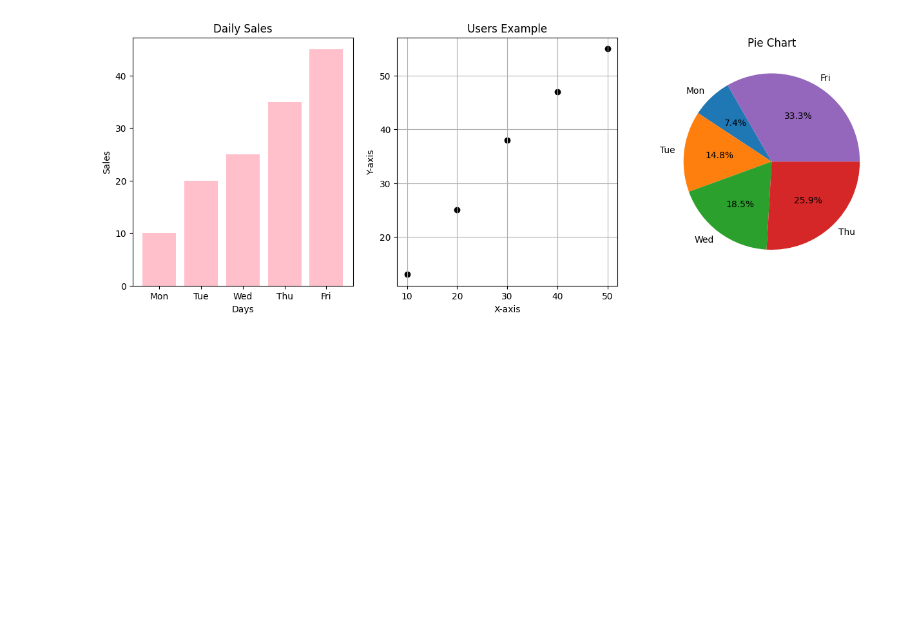
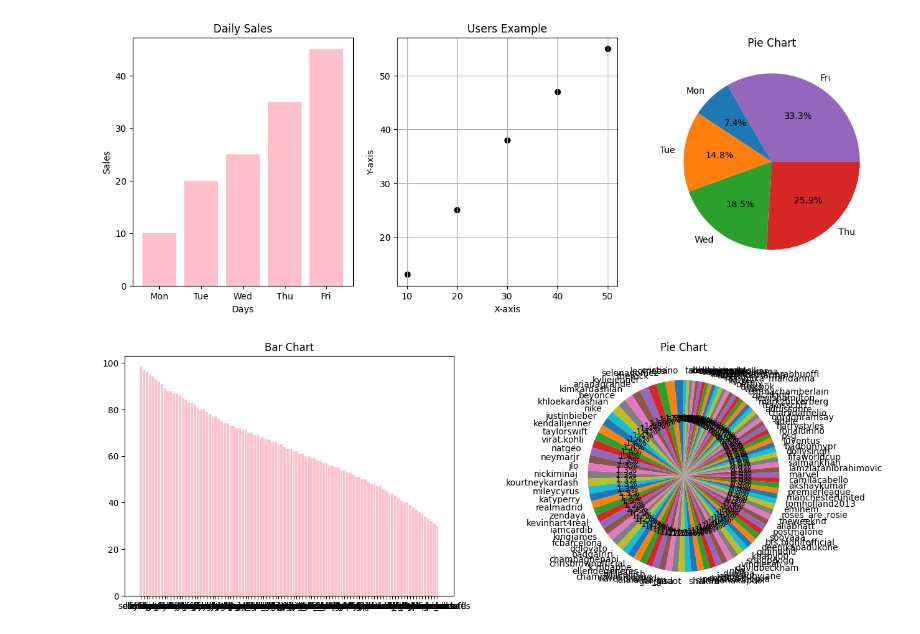
Before and after one commit to AnshuAnshu01/Data_Analytics_Python, a Jupyter notebook: matplotlib.ipynb, the cells around one changed output. Saved outputs shown, nothing was run; the diff lists cells and outputs as text; code cells hidden in the pictures; blank space fills up the shorter version.

```diff
--- a/matplotlib.ipynb
+++ b/matplotlib.ipynb
@@ -129,3 +129,16 @@ plt.title('Pie Chart')
 plt.show()
 # %% [output]
 [figure]
+# %%
+import pandas as pd
+df=pd.read_csv("data4.csv")
+plt.figure(figsize=(15,5))
+plt.subplot(1,2,1)
+plt.bar(df['channel_info'],df['influence_score'] , color="pink")
+plt.title('Bar Chart')
+plt.subplot(1,2,2)
+plt.pie(df['influence_score'], labels=df['channel_info'], autopct='%1.1f%%',startangle=90)
+plt.title('Pie Chart')
+plt.show()
+# %% [output]
+[figure, added]
```
Also changed, not shown: parts of 8 cells of this notebook.
